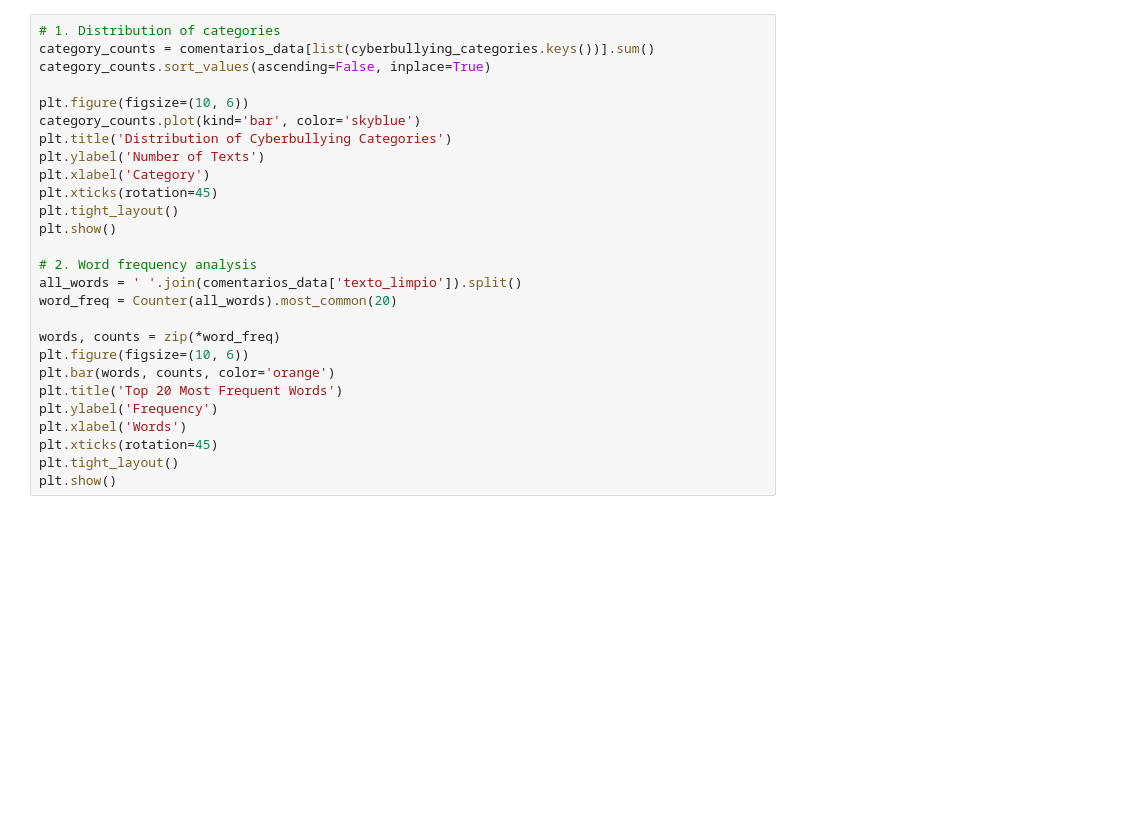
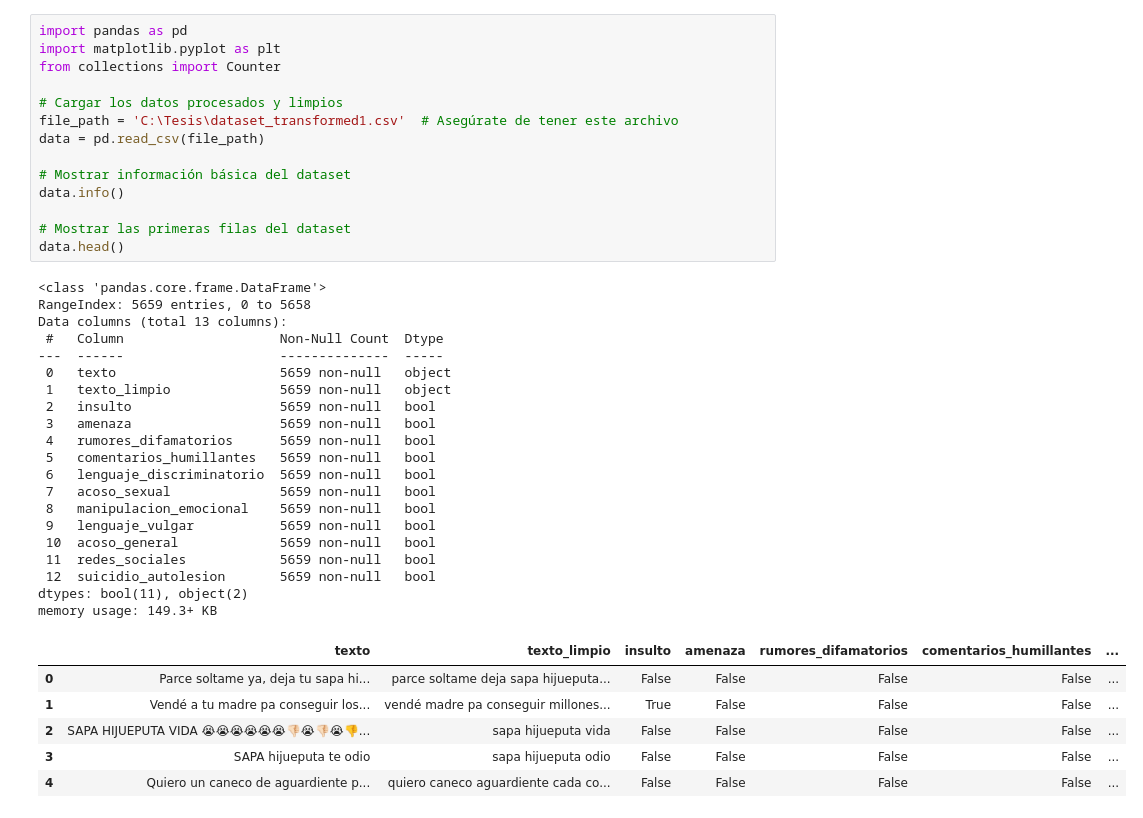
Before and after one commit to aequishpe2/TesisNayeliAnthony, a Jupyter notebook: eda.ipynb, the cells around one changed output. Cells and saved outputs as stored; diff of their text form; blank space fills up the shorter version.

```diff
--- a/eda.ipynb
+++ b/eda.ipynb
@@ -44,27 +1,41 @@ for category, keywords in cyberbullying_categories.items():
-# %%
-# 1. Distribution of categories
-category_counts = comentarios_data[list(cyberbullying_categories.keys())].sum()
-category_counts.sort_values(ascending=False, inplace=True)
-
-plt.figure(figsize=(10, 6))
-category_counts.plot(kind='bar', color='skyblue')
-plt.title('Distribution of Cyberbullying Categories')
-plt.ylabel('Number of Texts')
-plt.xlabel('Category')
-plt.xticks(rotation=45)
-plt.tight_layout()
-plt.show()
-
-# 2. Word frequency analysis
-all_words = ' '.join(comentarios_data['texto_limpio']).split()
-word_freq = Counter(all_words).most_common(20)
-
-words, counts = zip(*word_freq)
-plt.figure(figsize=(10, 6))
-plt.bar(words, counts, color='orange')
-plt.title('Top 20 Most Frequent Words')
-plt.ylabel('Frequency')
-plt.xlabel('Words')
-plt.xticks(rotation=45)
-plt.tight_layout()
-plt.show()
+# %%
+import pandas as pd
+import matplotlib.pyplot as plt
+from collections import Counter
+
+# Cargar los datos procesados y limpios
+file_path = 'C:\Tesis\dataset_transformed1.csv'  # Asegúrate de tener este archivo
+data = pd.read_csv(file_path)
+
+# Mostrar información básica del dataset
+data.info()
+
+# Mostrar las primeras filas del dataset
+data.head()
+# %% [output]
+<class 'pandas.core.frame.DataFrame'>
+RangeIndex: 5659 entries, 0 to 5658
+Data columns (total 13 columns):
+ #   Column                    Non-Null Count  Dtype
+---  ------                    --------------  -----
+ 0   texto                     5659 non-null   object
+ 1   texto_limpio              5659 non-null   object
+ 2   insulto                   5659 non-null   bool
+ 3   amenaza                   5659 non-null   bool
+ 4   rumores_difamatorios      5659 non-null   bool
+ 5   comentarios_humillantes   5659 non-null   bool
+ 6   lenguaje_discriminatorio  5659 non-null   bool
+ 7   acoso_sexual              5659 non-null   bool
+ 8   manipulacion_emocional    5659 non-null   bool
+ 9   lenguaje_vulgar           5659 non-null   bool
+ 10  acoso_general             5659 non-null   bool
+ 11  redes_sociales            5659 non-null   bool
+ 12  suicidio_autolesion       5659 non-null   bool
+dtypes: bool(11), object(2)
+memory usage: 149.3+ KB
+|  | texto | texto_limpio | insulto | amenaza | rumores_difamatorios | comentarios_humillantes | ... |
+| 0 | Parce soltame ya, deja tu sapa hi... | parce soltame deja sapa hijueputa... | False | False | False | False | ... |
+| 1 | Vendé a tu madre pa conseguir los... | vendé madre pa conseguir millones... | True | False | False | False | ... |
+| 2 | SAPA HIJUEPUTA VIDA 😭😭😭😭😭😭👎🏻😭👎🏻😭👎... | sapa hijueputa vida | False | False | False | False | ... |
+| 3 | SAPA hijueputa te odio | sapa hijueputa odio | False | False | False | False | ... |
+| 4 | Quiero un caneco de aguardiente p... | quiero caneco aguardiente cada co... | False | False | False | False | ... |
```
Also changed, not shown: parts of 6 cells of this notebook.
